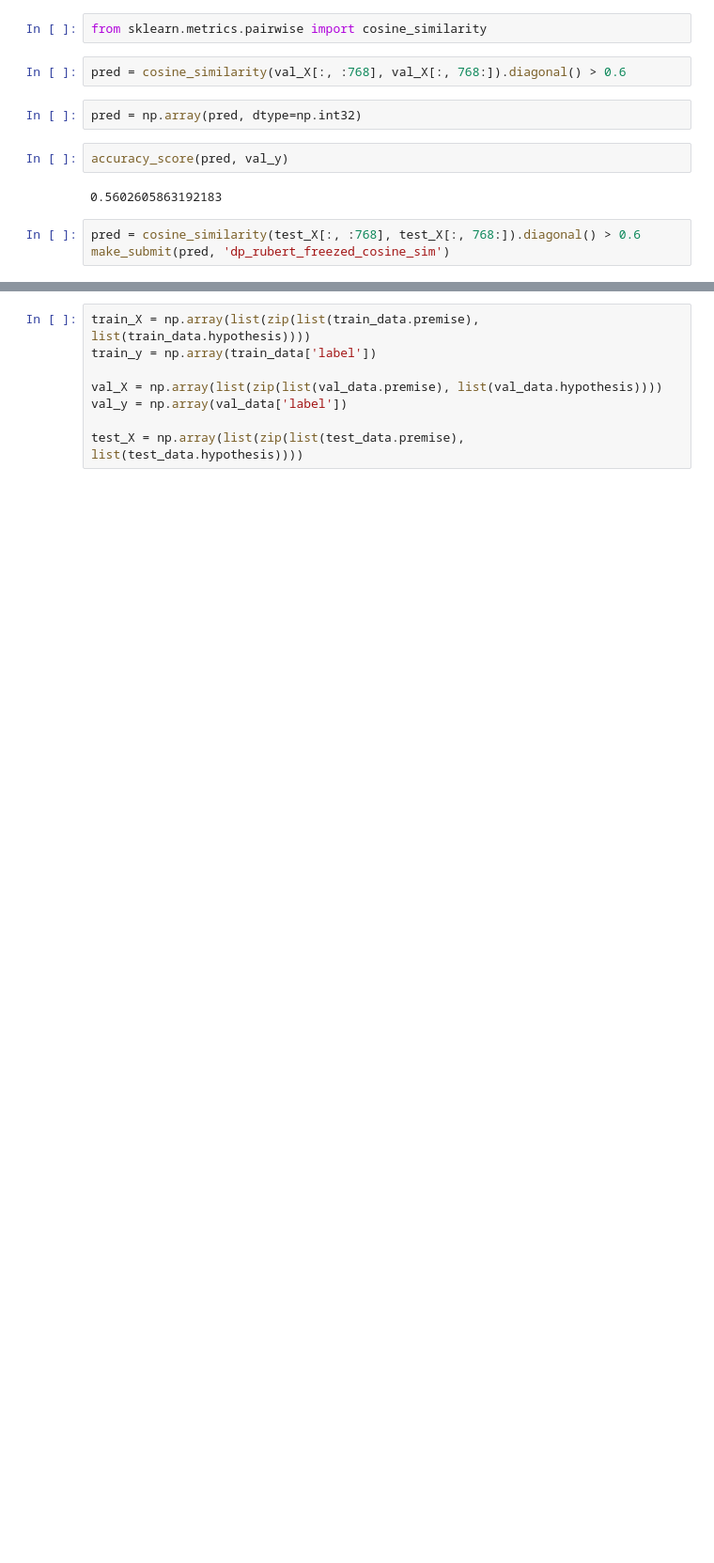
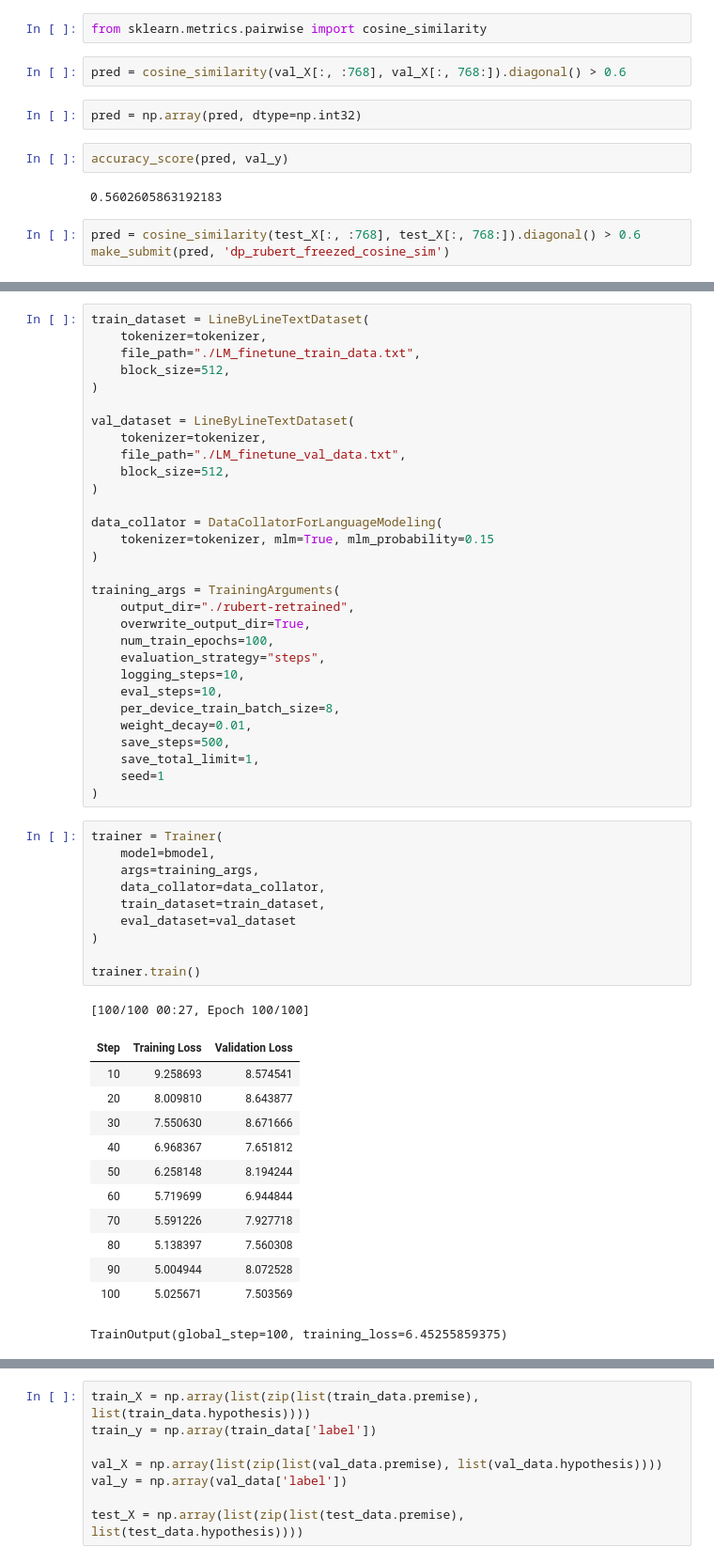
Before and after one commit to Valentin-Buchnev/NLP-mipt, a Jupyter notebook: hw3/solution.ipynb, the cells around one changed output, grey strips where cells are left out. Shown at 94% size. Drawn from its saved outputs; the diff is of its cells as text; blank space fills up the shorter version.

```diff
--- a/hw3/solution.ipynb
+++ b/hw3/solution.ipynb
@@ -233,0 +299,54 @@ make_submit(pred, 'dp_rubert_freezed_cosine_sim')
+# %%
+train_dataset = LineByLineTextDataset(
+    tokenizer=tokenizer,
+    file_path="./LM_finetune_train_data.txt",
+    block_size=512,
+)
+
+val_dataset = LineByLineTextDataset(
+    tokenizer=tokenizer,
+    file_path="./LM_finetune_val_data.txt",
+    block_size=512,
+)
+
+data_collator = DataCollatorForLanguageModeling(
+    tokenizer=tokenizer, mlm=True, mlm_probability=0.15
+)
+
+training_args = TrainingArguments(
+    output_dir="./rubert-retrained",
+    overwrite_output_dir=True,
+    num_train_epochs=100,
+    evaluation_strategy="steps",
+    logging_steps=10,
+    eval_steps=10,
+    per_device_train_batch_size=8,
+    weight_decay=0.01,
+    save_steps=500,
+    save_total_limit=1,
+    seed=1
+)
+# %%
+trainer = Trainer(
+    model=bmodel,
+    args=training_args,
+    data_collator=data_collator,
+    train_dataset=train_dataset,
+    eval_dataset=val_dataset
+)
+
+trainer.train()
+# %% [output]
+[100/100 00:27, Epoch 100/100]
+| Step | Training Loss | Validation Loss |
+| 10 | 9.258693 | 8.574541 |
+| 20 | 8.009810 | 8.643877 |
+| 30 | 7.550630 | 8.671666 |
+| 40 | 6.968367 | 7.651812 |
+| 50 | 6.258148 | 8.194244 |
+| 60 | 5.719699 | 6.944844 |
+| 70 | 5.591226 | 7.927718 |
+| 80 | 5.138397 | 7.560308 |
+| 90 | 5.004944 | 8.072528 |
+| 100 | 5.025671 | 7.503569 |
+TrainOutput(global_step=100, training_loss=6.45255859375)
```
Also changed, not shown: parts of 42 cells of this notebook, 31 other files.
